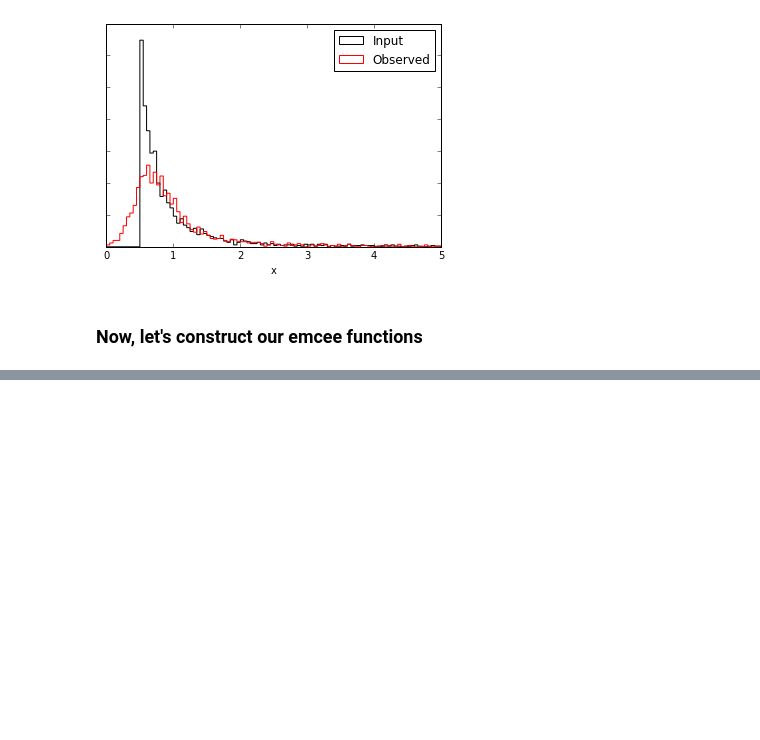
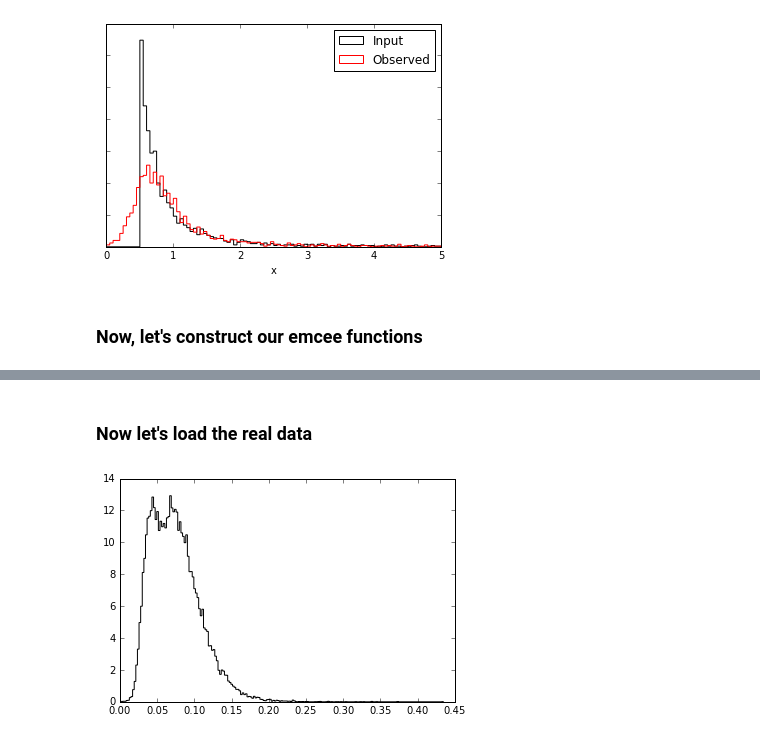
Before and after one commit to astroJeff/filament_widths, a Jupyter notebook: notebooks/Power law.ipynb, the cells around one changed output, grey strips where cells are left out. Drawn from its saved outputs; the diff is of its cells as text; code cells hidden in the pictures; blank space fills up the shorter version.

```diff
--- a/notebooks/Power law.ipynb
+++ b/notebooks/Power law.ipynb
@@ -316,0 +325,9 @@ plt.show()
+# %% [markdown]
+### Now let's load the real data
+# %%
+filaments = np.load("../data/widths_true_pc.npy")
+
+plt.hist(filaments, histtype='step', color='k', bins=200, normed=True, linewidth=1.0)
+plt.show()
+# %% [output]
+[figure, added]
```
Also changed, not shown: parts of 8 cells of this notebook.
